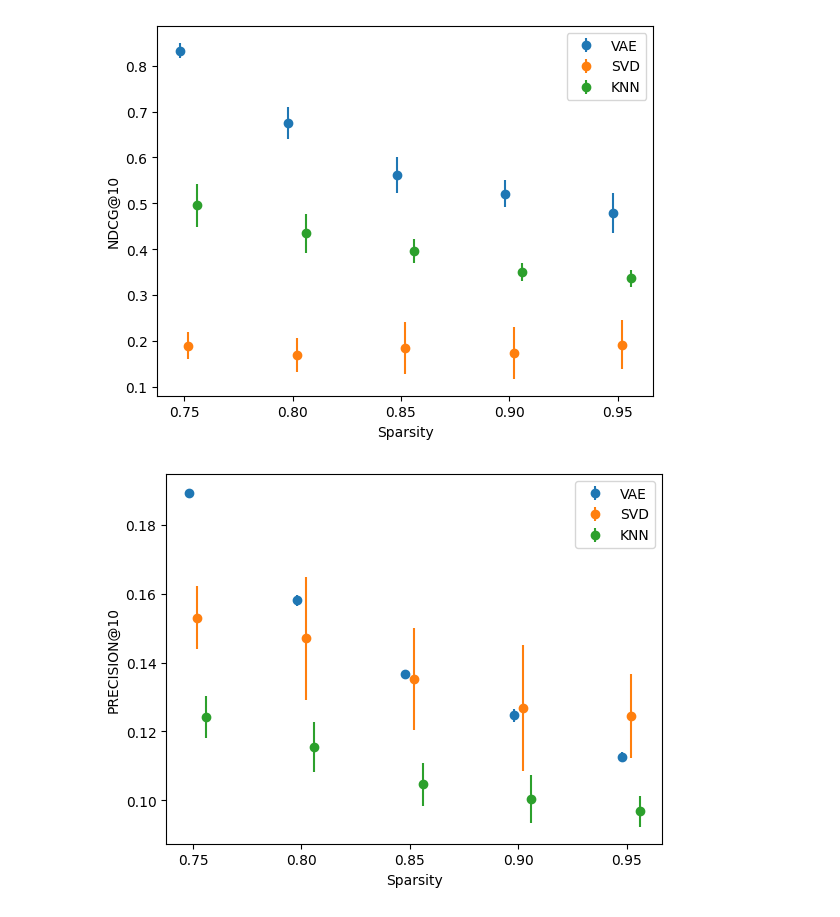
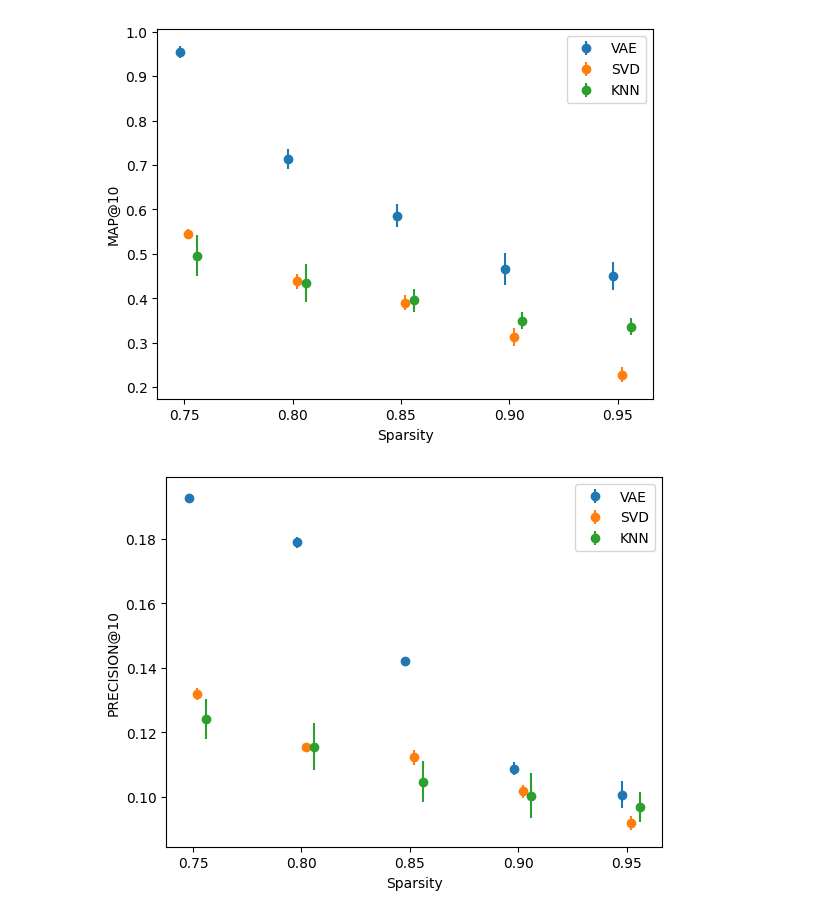
Before and after one commit to thijsgelton/IR-2122-Project, a Jupyter notebook: notebooks/Plot results.ipynb, the cells around one changed output. Cells and saved outputs as stored; diff of their text form; code cells hidden in the pictures.

```diff
--- a/notebooks/Plot results.ipynb
+++ b/notebooks/Plot results.ipynb
@@ -3,7 +3,7 @@ import json
 import matplotlib.pyplot as plt
 import numpy as np
 # %%
-with open("../results/results_svd.json") as fp:
+with open("../results/results_svd(2).json") as fp:
     metrics = ["precisions", "recalls", "ndcgs", "maps", "rmse", "mae", "rsquared", "exp_var"]
     svd = {k: {metrics[i]: v[i] for i in range(len(v))} for k, v in json.loads(fp.read()).items() }
 
@@ -39,27 +48,28 @@ plt.show()
 # %%
 from matplotlib.transforms import Affine2D
 
 sparsity_levels = list(map(lambda x: float(x), vae))
 vae_ndcg = np.array(list(map(lambda x: x['map'], vae.values())))
 svd_ndcg = np.array(list(map(lambda x: x['maps'], svd.values())))
 knn_ndcg = np.array(list(map(lambda x: x['map'], knn.values())))
 
 
 fig, ax = plt.subplots()
 
 trans1 = Affine2D().translate(-0.002, 0.0) + ax.transData
 trans2 = Affine2D().translate(0.002, 0.0) + ax.transData
 trans3 = Affine2D().translate(0.006, 0.0) + ax.transData
 er1 = ax.errorbar(sparsity_levels, vae_ndcg.mean(axis=1), vae_ndcg.std(axis=1), linestyle='None', marker='o', label = "VAE", transform=trans1)
 er2 = ax.errorbar(sparsity_levels, svd_ndcg.mean(axis=1), svd_ndcg.std(axis=1), linestyle='None', marker='o', label = "SVD", transform=trans2)
 er3 = ax.errorbar(sparsity_levels, knn_ndcg.mean(axis=1), knn_ndcg.std(axis=1), linestyle='None', marker='o', label = "KNN", transform=trans3)
 
 plt.legend()
 plt.xlabel("Sparsity")
-plt.ylabel("NDCG@10")
+plt.ylabel("MAP@10")
+plt.savefig("../results/sparsity_over_map.png")
 plt.show()
 # %% [output]
-[figure, old version]
+[figure, new version]
 # %%
 from matplotlib.transforms import Affine2D
 
@@ -81,9 +91,10 @@ er3 = ax.errorbar(sparsity_levels, knn_ndcg.mean(axis=1), knn_ndcg.std(axis=1),
 plt.legend()
 plt.xlabel("Sparsity")
 plt.ylabel("PRECISION@10")
+plt.savefig("../results/sparsity_over_prec.png")
 plt.show()
 # %% [output]
-[figure, old version]
+[figure, new version]
 # %%
 from matplotlib.transforms import Affine2D
 
```
Also changed, not shown: parts of 6 cells of this notebook, 20 other files.
